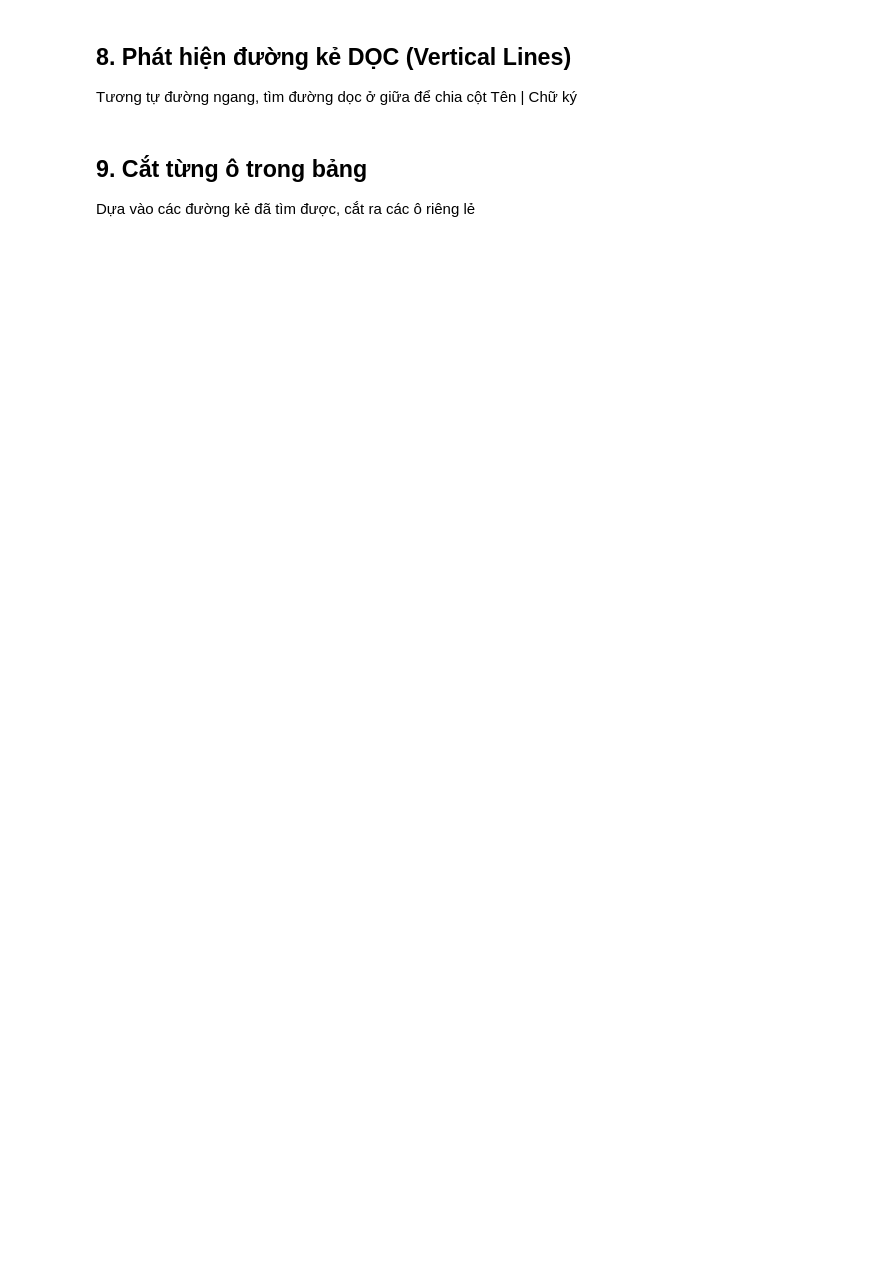
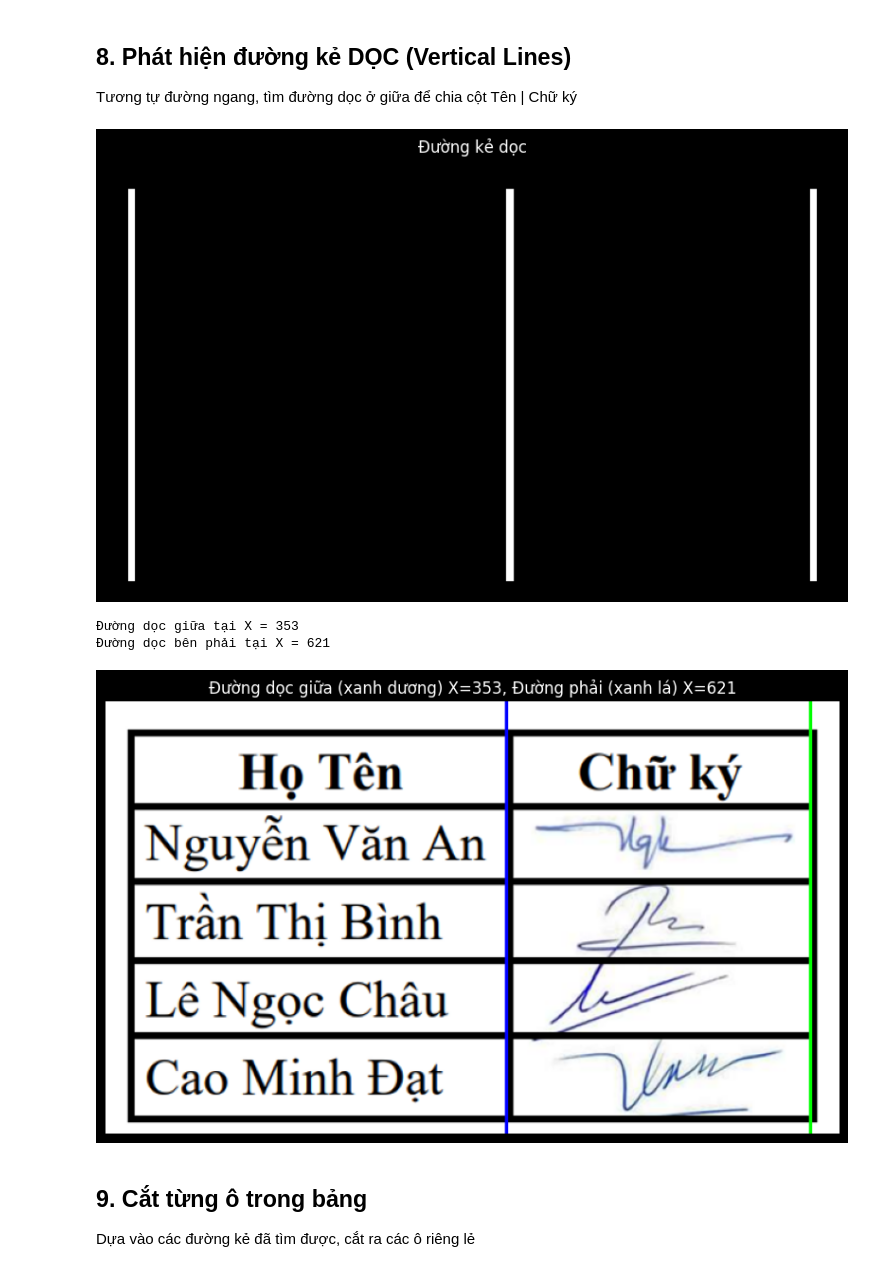
Before and after one commit to Lucdpt3105/Python, a Jupyter notebook: 5/CropSignature_Tutorial.ipynb, the cells around one changed output. Cells and saved outputs as stored; diff of their text form; code cells hidden in the pictures; blank space fills up the shorter version.

```diff
--- a/5/CropSignature_Tutorial.ipynb
+++ b/5/CropSignature_Tutorial.ipynb
@@ -104,22 +123,42 @@ Tương tự đường ngang, tìm đường dọc ở giữa để chia cột T
 # %%
 # Kernel dọc (chiều rộng = 1 pixel, chiều cao = 1/4 ảnh)
 vertical_kernel = cv2.getStructuringElement(cv2.MORPH_RECT, (1, h_img // 4))
 detect_vertical = cv2.morphologyEx(thresh, cv2.MORPH_OPEN, vertical_kernel, iterations=2)
 
 show_image(detect_vertical, 'Đường kẻ dọc')
 
-# Tìm tọa độ X
+# Tìm tọa độ X của tất cả đường dọc
 vertical_lines = [x for x in range(w_img) if np.sum(detect_vertical[:, x]) > h_img * 0.5 * 255]
 
-# Chọn đường dọc gần giữa nhất
-mid_x = min(vertical_lines, key=lambda x: abs(x - w_img // 2)) if vertical_lines else w_img // 2
+# Gộp các X gần nhau thành 1 đường dọc
+vertical_cols = []
+if vertical_lines:
+    current_x = vertical_lines[0]
+    for x in vertical_lines[1:]:
+        if x - current_x > 10:  # Cách xa > 10px → đường mới
+            vertical_cols.append(current_x)
+            current_x = x
+    vertical_cols.append(current_x)
+
+# Chọn đường dọc ở giữa (cột phân cách Tên|Chữ ký)
+mid_x = min(vertical_cols, key=lambda x: abs(x - w_img // 2)) if vertical_cols else w_img // 2
+
+# Tìm đường dọc bên phải (biên ngoài cùng)
+right_x = max(vertical_cols) if vertical_cols else w_img
 
 print(f"Đường dọc giữa tại X = {mid_x}")
+print(f"Đường dọc bên phải tại X = {right_x}")
 
-# Vẽ đường dọc lên ảnh
+# Vẽ cả 2 đường dọc lên ảnh
 img_with_vertical = img.copy()
-cv2.line(img_with_vertical, (mid_x, 0), (mid_x, h_img), (255, 0, 0), 2)
-show_image(img_with_vertical, f'Đường dọc ở X={mid_x}')
+cv2.line(img_with_vertical, (mid_x, 0), (mid_x, h_img), (255, 0, 0), 2)  # Xanh dương
+cv2.line(img_with_vertical, (right_x, 0), (right_x, h_img), (0, 255, 0), 2)  # Xanh lá
+show_image(img_with_vertical, f'Đường dọc giữa (xanh dương) X={mid_x}, Đường phải (xanh lá) X={right_x}')
+# %% [output]
+[figure, added]
+Đường dọc giữa tại X = 353
+Đường dọc bên phải tại X = 621
+[figure, added]
 # %% [markdown]
 ## 9. Cắt từng ô trong bảng
 Dựa vào các đường kẻ đã tìm được, cắt ra các ô riêng lẻ
```
Also changed, not shown: parts of 12 cells of this notebook, 12 other files.
